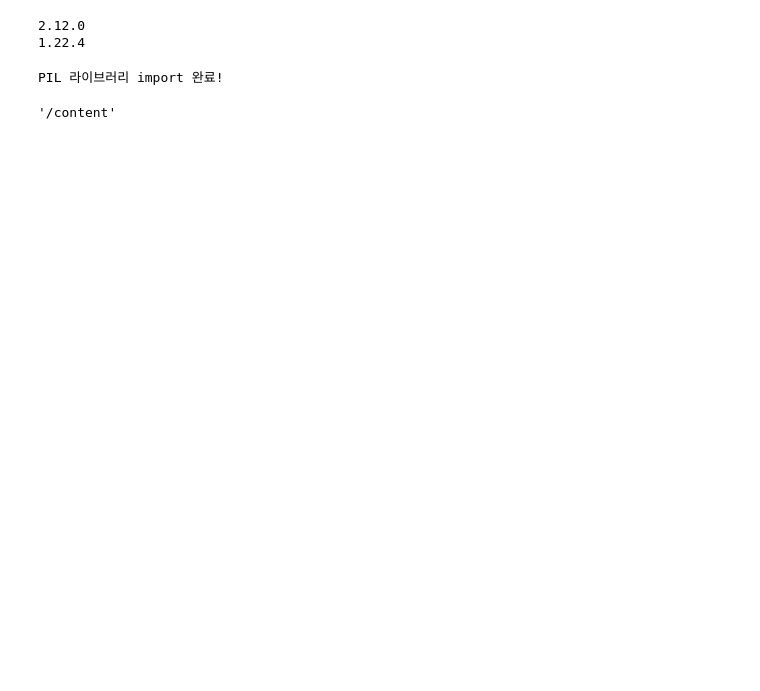
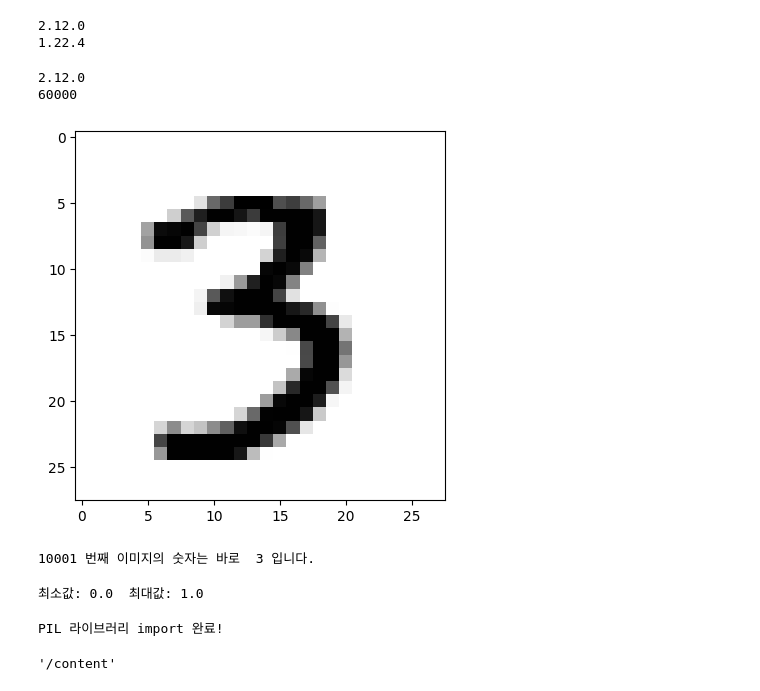
Before and after one commit to dotorimaker/aiffelQUIZ, a Jupyter notebook: 2023_05_11_Rock_Paper_Scissors.ipynb, the cells around one changed output. Drawn from its saved outputs; the diff is of its cells as text; code cells hidden in the pictures; blank space fills up the shorter version.

```diff
--- a/2023_05_11_Rock_Paper_Scissors.ipynb
+++ b/2023_05_11_Rock_Paper_Scissors.ipynb
@@ -12,4 +12,40 @@ print(np.__version__)
 # %% [output]
 2.12.0
 1.22.4
+# %%
+# MNIST 숫자 손글씨 Dataset 불러들이기
+
+import tensorflow as tf
+from tensorflow import keras
+
+import numpy as np
+import matplotlib.pyplot as plt
+
+print(tf.__version__)   # Tensorflow의 버전을 출력
+
+mnist = keras.datasets.mnist
+
+# MNIST 데이터를 로드. 다운로드하지 않았다면 다운로드까지 자동으로 진행됩니다.
+(x_train, y_train), (x_test, y_test) = mnist.load_data()
+
+print(len(x_train))  # x_train 배열의 크기를 출력
+# %% [output]
+2.12.0
+60000
+# %%
+# index에 0에서 59999 사이 숫자를 지정해 보세요.
+index=10000
+plt.imshow(x_train[index],cmap=plt.cm.binary)
+plt.show()
+print( (index+1), '번째 이미지의 숫자는 바로 ',  y_train[index], '입니다.')
+# %% [output]
+[figure, added]
+10001 번째 이미지의 숫자는 바로  3 입니다.
+# %%
+# 데이터 전처리 하기
+
+x_train_norm, x_test_norm = x_train / 255.0, x_test / 255.0
+print('최소값:',np.min(x_train_norm), ' 최대값:',np.max(x_train_norm))
+# %% [output]
+최소값: 0.0  최대값: 1.0
 # %%
```
Also changed, not shown: parts of 18 cells of this notebook.
